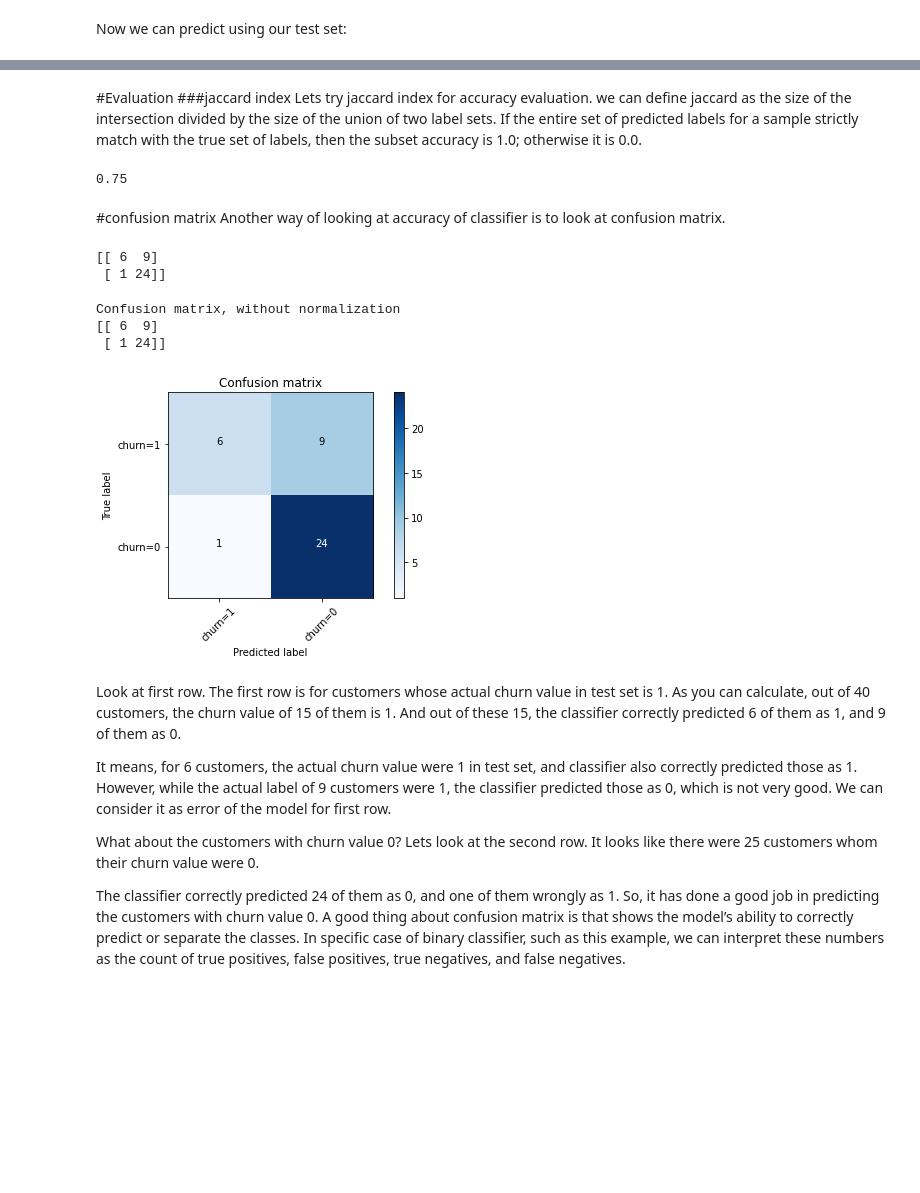
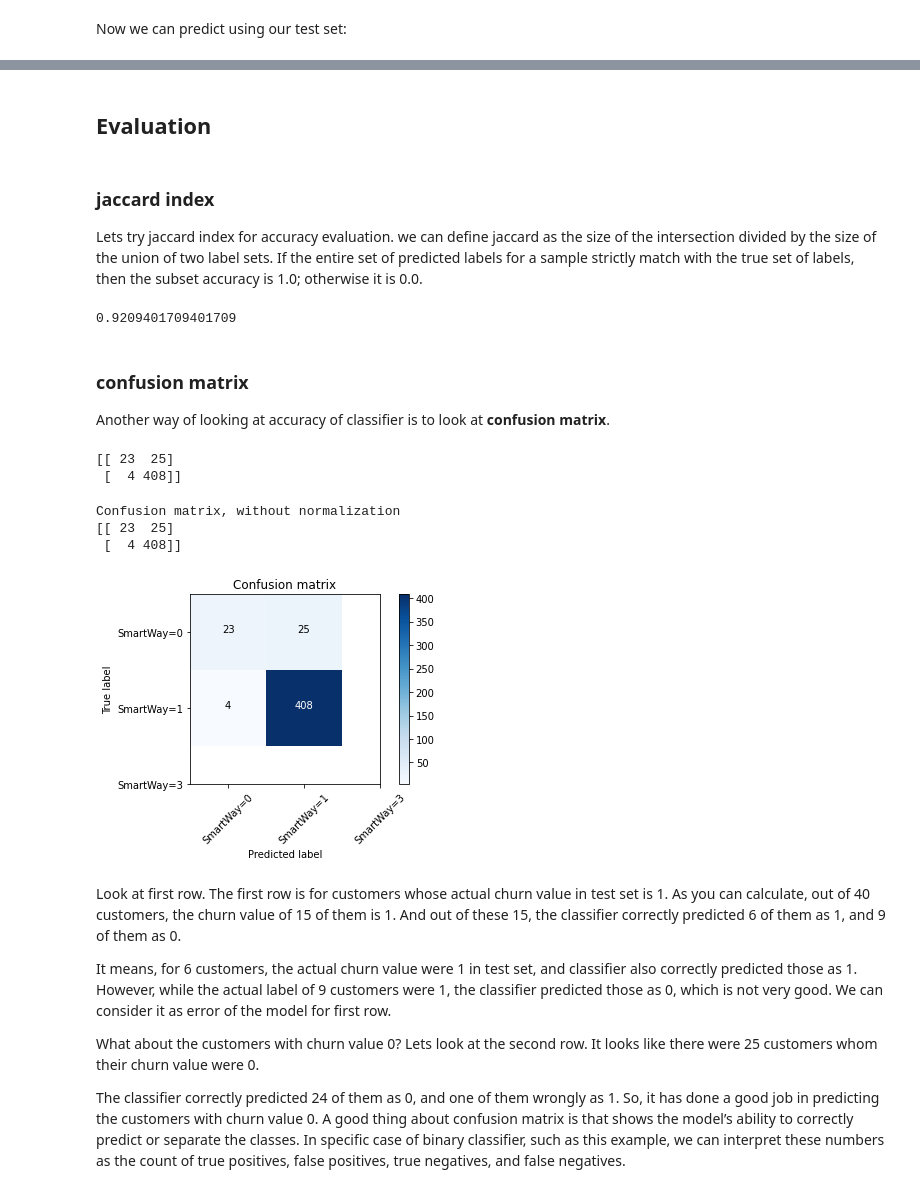
Before and after one commit to gmelaku/GM, a Jupyter notebook: Logistic_Regression.ipynb, the cells around one changed output, grey strips where cells are left out. Saved outputs shown, nothing was run; the diff lists cells and outputs as text; code cells hidden in the pictures; blank space fills up the shorter version.

```diff
--- a/Logistic_Regression.ipynb
+++ b/Logistic_Regression.ipynb
@@ -83,4 +94,4 @@ ChurnData.csv       100%[===================>]  35.30K  --.-KB/s    in 0.08s
 # %%
-churn_df = pd.read_csv("ChurnData.csv")
-churn_df.head()
+Vehicle_df = pd.read_csv("Vehicle.csv")
+Vehicle_df.head()
 # %% [output]
@@ -134,0 +118,3 @@ array([[ 11.,  33.,   7., 136.,   5.,   5.,   0.],
+# %%
+X = np.asarray(Vehicle_df[['Displ', 'Cyl', 'Fuel', 'Class', 'City', 'Hwy', 'Cmb' , 'Comb']])
+X[0:5]
@@ -135,4 +127,4 @@ array([[ 11.,  33.,   7., 136.,   5.,   5.,   0.],
 # %%
-y = np.asarray(churn_df['churn'])
+y = np.asarray(Vehicle_df['SmartWay'])
 y [0:5]
 # %% [output]
@@ -215,15 +216,16 @@ array([[0.54132919, 0.45867081],
+# %% [markdown]
+<h2 id="evaluation">Evaluation</h2>
 # %% [markdown]
-#Evaluation
-###jaccard index
+### jaccard index
 Lets try jaccard index for accuracy evaluation. we can define jaccard as the size of the intersection divided by the size of the union of two label sets. If the entire set of predicted labels for a sample strictly match with the true set of labels, then the subset accuracy is 1.0; otherwise it is 0.0.
 # %%
 from sklearn.metrics import jaccard_similarity_score
 jaccard_similarity_score(y_test, yhat)
 # %% [output]
-0.75
+0.9209401709401709
 # %% [markdown]
-#confusion matrix
-Another way of looking at accuracy of classifier is to look at confusion matrix.
+### confusion matrix
+Another way of looking at accuracy of classifier is to look at __confusion matrix__.
 # %%
 from sklearn.metrics import classification_report, confusion_matrix
 import itertools
@@ -262,30 +264,34 @@ def plot_confusion_matrix(cm, classes,
     plt.xlabel('Predicted label')
 print(confusion_matrix(y_test, yhat, labels=[1,0]))
 # %% [output]
-[[ 6  9]
- [ 1 24]]
+[[ 23  25]
+ [  4 408]]
 # %%
 # Compute confusion matrix
 cnf_matrix = confusion_matrix(y_test, yhat, labels=[1,0])
 np.set_printoptions(precision=2)
 
 
 # Plot non-normalized confusion matrix
 plt.figure()
-plot_confusion_matrix(cnf_matrix, classes=['churn=1','churn=0'],normalize= False,  title='Confusion matrix')
+plot_confusion_matrix(cnf_matrix, classes=['SmartWay=0','SmartWay=1','SmartWay=3'],normalize= False,  title='Confusion matrix')
 # %% [output]
 Confusion matrix, without normalization
-[[ 6  9]
- [ 1 24]]
+[[ 23  25]
+ [  4 408]]
-[figure, old version]
+[figure, new version]
 # %% [markdown]
-Look at first row. The first row is for customers whose actual churn value in test set is 1. As you can calculate, out of 40 customers, the churn value of 15 of them is 1. And out of these 15, the classifier correctly predicted 6 of them as 1, and 9 of them as 0.
+Look at first row. The first row is for customers whose actual churn value in test set is 1.
+As you can calculate, out of 40 customers, the churn value of 15 of them is 1.
+And out of these 15, the classifier correctly predicted 6 of them as 1, and 9 of them as 0.
 
 It means, for 6 customers, the actual churn value were 1 in test set, and classifier also correctly predicted those as 1. However, while the actual label of 9 customers were 1, the classifier predicted those as 0, which is not very good. We can consider it as error of the model for first row.
 
-What about the customers with churn value 0? Lets look at the second row. It looks like there were 25 customers whom their churn value were 0.
+What about the customers with churn value 0? Lets look at the second row.
+It looks like  there were 25 customers whom their churn value were 0.
 
-The classifier correctly predicted 24 of them as 0, and one of them wrongly as 1. So, it has done a good job in predicting the customers with churn value 0. A good thing about confusion matrix is that shows the model’s ability to correctly predict or separate the classes. In specific case of binary classifier, such as this example, we can interpret these numbers as the count of true positives, false positives, true negatives, and false negatives.
+
+The classifier correctly predicted 24 of them as 0, and one of them wrongly as 1. So, it has done a good job in predicting the customers with churn value 0. A good thing about confusion matrix is that shows the model’s ability to correctly predict or separate the classes.  In specific case of binary classifier, such as this example,  we can interpret these numbers as the count of true positives, false positives, true negatives, and false negatives.
 # %%
 print (classification_report(y_test, yhat))
 # %% [output]
```
Also changed, not shown: parts of 41 cells of this notebook.
